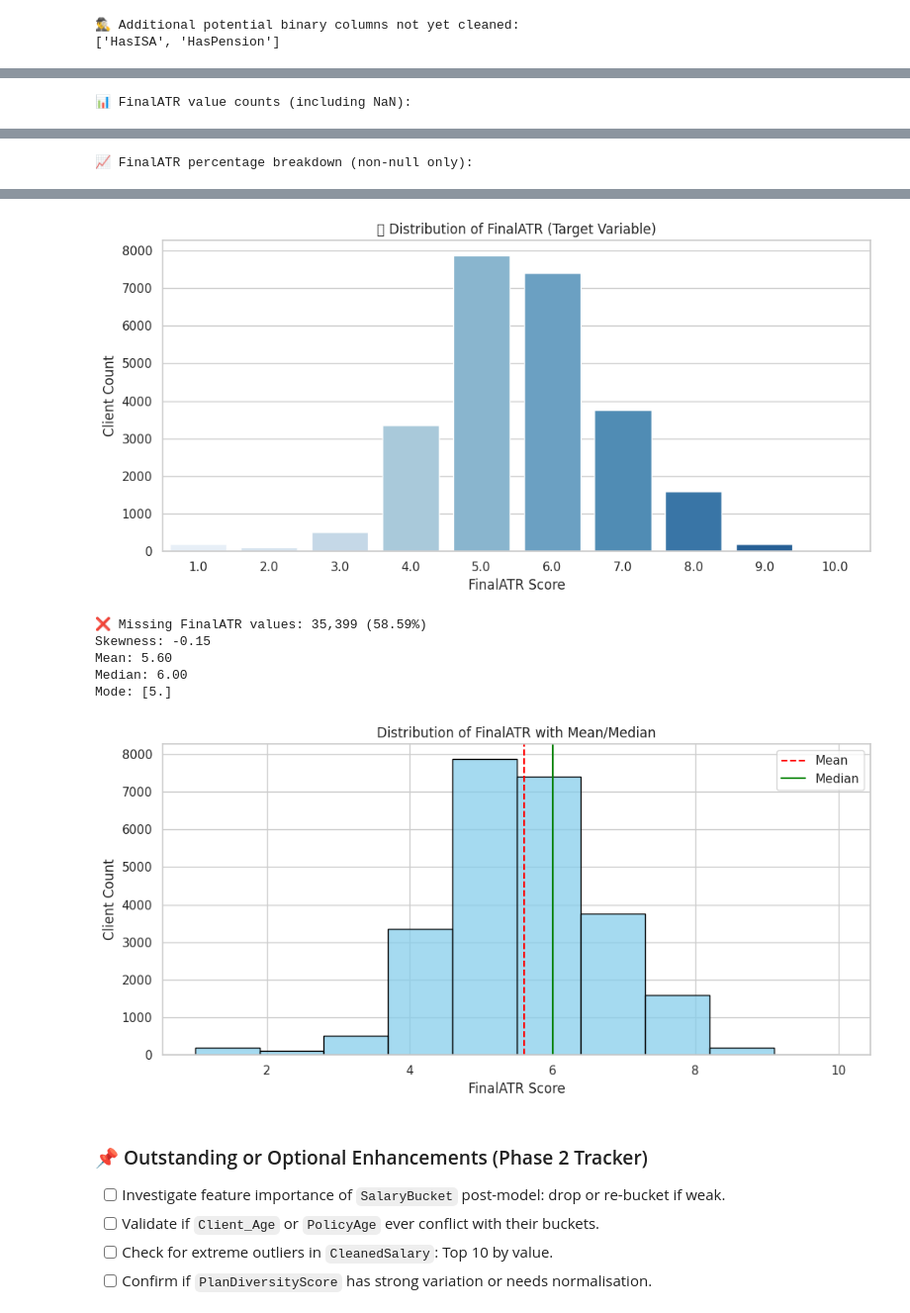
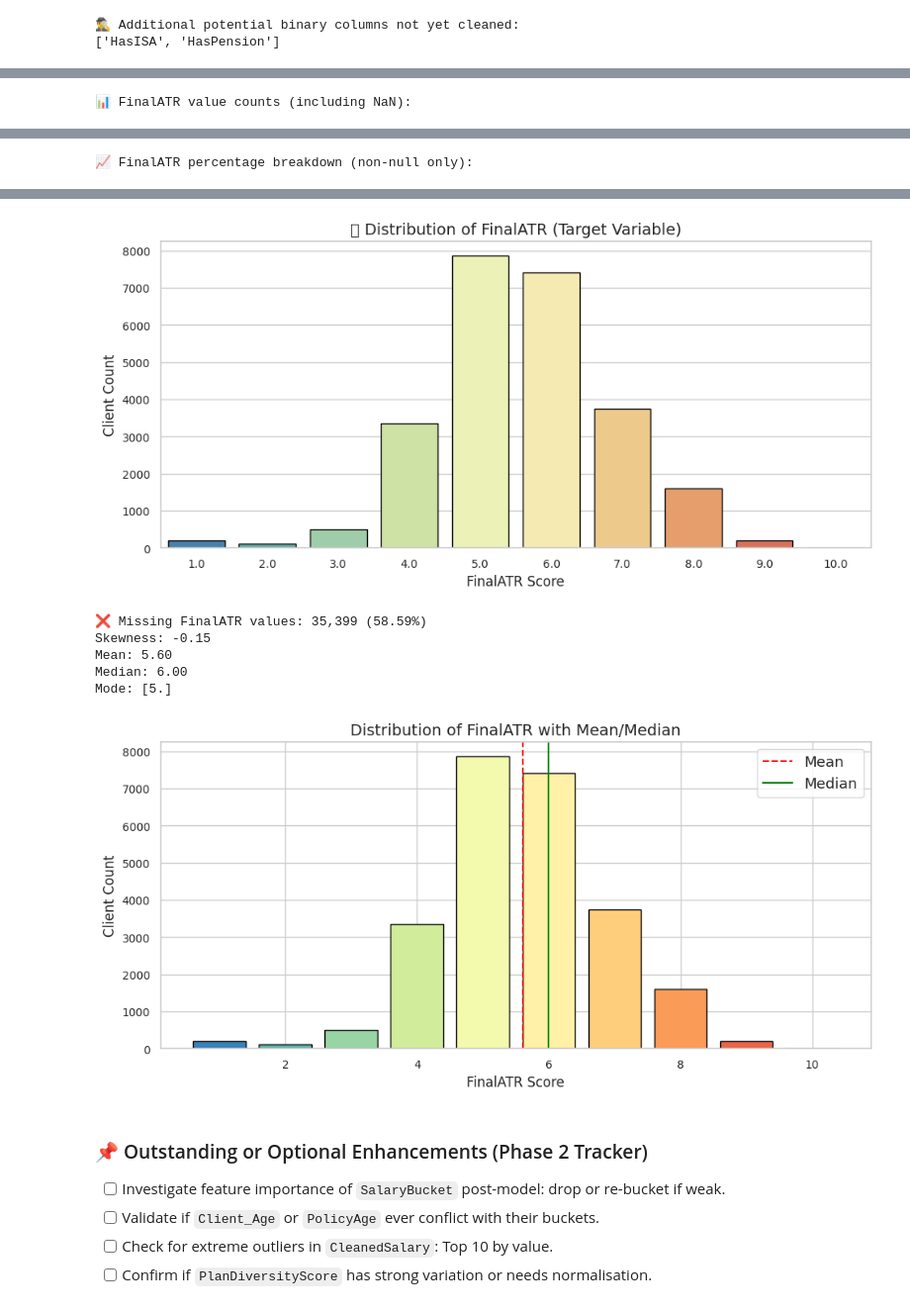
Before and after one commit to smilango/msc-capstone-project, a Jupyter notebook: code/capstone.ipynb, the cells around one changed output, grey strips where cells are left out. Shown at 99% size. Cells and saved outputs as stored; diff of their text form; code cells hidden in the pictures.

```diff
--- a/code/capstone.ipynb
+++ b/code/capstone.ipynb
@@ -280,0 +330,19 @@ plt.show()
+# %%
+# Row-Level Missingness Inspection
+
+# Count how many missing values per row
+df_merged['missing_count'] = df_merged.isnull().sum(axis=1)
+
+# Summary stats
+row_null_summary = df_merged['missing_count'].describe()
+print("Summary of missing value count per row:")
+print(row_null_summary)
+
+# Plot: distribution of missing counts per row
+plt.figure(figsize=(10, 5))
+sns.histplot(df_merged['missing_count'], bins=30, kde=False, color='steelblue')
+plt.title("Distribution of Missing Values per Row")
+plt.xlabel("Number of Missing Fields")
+plt.ylabel("Number of Records")
+plt.grid(True)
+plt.show()
@@ -1384,5 +1902,9 @@ df_model.head()
 # %%
-# 🎯 Inspect FinalATR target variable
+from matplotlib.colors import to_hex
+import seaborn as sns
+import matplotlib.pyplot as plt
+
+# 🎯 Inspect FinalATR target variable with unified palette (Spectral 1–10)
 
 # Step 1 – Summary stats
 print("📊 FinalATR value counts (including NaN):")
@@ -1393,10 +1915,18 @@ finalatr_percentages = df_model['FinalATR'].value_counts(normalize=True, dropna=
 print("📈 FinalATR percentage breakdown (non-null only):")
 display(finalatr_percentages.to_frame(name='% of Total').sort_index())
 
-# Step 3 – Plot distribution (excluding missing values)
+# Step 3 – Plot bar chart distribution using Spectral palette
+spectral_palette = sns.color_palette("Spectral", 10)[::-1]
+finalatr_sorted = sorted(df_model['FinalATR'].dropna().unique())
+bar_colours = [spectral_palette[int(i)-1] for i in finalatr_sorted]
+
 plt.figure(figsize=(10, 5))
-sns.countplot(data=df_model, x='FinalATR', palette='Blues', order=sorted(df_model['FinalATR'].dropna().unique()))
-plt.title("🎯 Distribution of FinalATR (Target Variable)")
+sns.countplot(data=df_model,
+              x='FinalATR',
+              order=finalatr_sorted,
+              palette=bar_colours,
+              edgecolor='black')
+plt.title("🎯 Distribution of FinalATR (Target Variable)", fontsize=14)
 plt.xlabel("FinalATR Score")
 plt.ylabel("Client Count")
 plt.tight_layout()
@@ -1406,25 +1936,34 @@ plt.show()
 num_missing_target = df_model['FinalATR'].isnull().sum()
 print(f"❌ Missing FinalATR values: {num_missing_target:,} ({num_missing_target / len(df_model):.2%})")
 
-# 📐 Summary statistics for FinalATR
+# Step 5 – Summary stats for non-null values
 finalatr_series = df_model['FinalATR'].dropna()
-
 print(f"Skewness: {finalatr_series.skew():.2f}")
 print(f"Mean: {finalatr_series.mean():.2f}")
 print(f"Median: {finalatr_series.median():.2f}")
 print(f"Mode: {finalatr_series.mode().values}")
 
-# 📊 Histogram with mean and median
+# Step 6 – Histogram as bar chart with Spectral colours and summary lines
+finalatr_counts = finalatr_series.value_counts().sort_index()
+spectral_palette = sns.color_palette("Spectral", 10)[::-1]
+bar_colours = [spectral_palette[int(i)-1] for i in finalatr_counts.index]
+
 plt.figure(figsize=(10, 5))
-sns.histplot(finalatr_series, bins=10, kde=False, color='skyblue', edgecolor='black')
+plt.bar(finalatr_counts.index,
+        finalatr_counts.values,
+        color=bar_colours,
+        edgecolor='black')
+
 plt.axvline(finalatr_series.mean(), color='red', linestyle='--', label='Mean')
 plt.axvline(finalatr_series.median(), color='green', linestyle='-', label='Median')
-plt.title("Distribution of FinalATR with Mean/Median")
+
+plt.title("Distribution of FinalATR with Mean/Median", fontsize=14)
 plt.xlabel("FinalATR Score")
 plt.ylabel("Client Count")
 plt.legend()
 plt.tight_layout()
 plt.show()
+
 
 ### Conclusion: The FinalATR variable is well suited to:
 
@@ -1439,35 +1978,35 @@ plt.show()
 | FinalATR |  |
 | NaN | 35399 |
 | 5.0 | 7871 |
 | 6.0 | 7409 |
 | 7.0 | 3747 |
 | 4.0 | 3363 |
 | 8.0 | 1597 |
 | 3.0 | 505 |
 | 9.0 | 199 |
 | 1.0 | 198 |
 | 2.0 | 120 |
 | 10.0 | 10 |
 📈 FinalATR percentage breakdown (non-null only):
 |  | % of Total |
 | FinalATR |  |
 | 1.0 | 0.791399 |
 | 2.0 | 0.479635 |
 | 3.0 | 2.018466 |
 | 4.0 | 13.441784 |
 | 5.0 | 31.460090 |
 | 6.0 | 29.613494 |
 | 7.0 | 14.976618 |
 | 8.0 | 6.383149 |
 | 9.0 | 0.795395 |
 | 10.0 | 0.039970 |
-[figure, old version]
+[figure, new version]
 ❌ Missing FinalATR values: 35,399 (58.59%)
 Skewness: -0.15
 Mean: 5.60
 Median: 6.00
 Mode: [5.]
-[figure, old version]
+[figure, new version]
 # %% [markdown]
 ### 📌 Outstanding or Optional Enhancements (Phase 2 Tracker)
 
```
Also changed, not shown: parts of 42 cells of this notebook.
